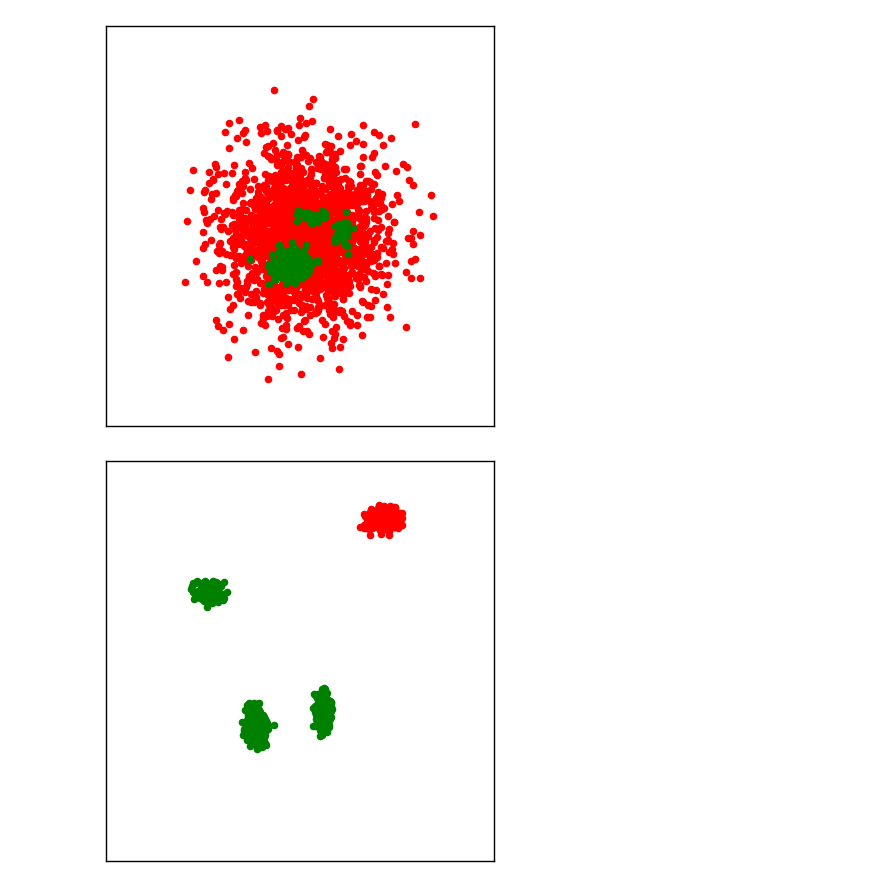
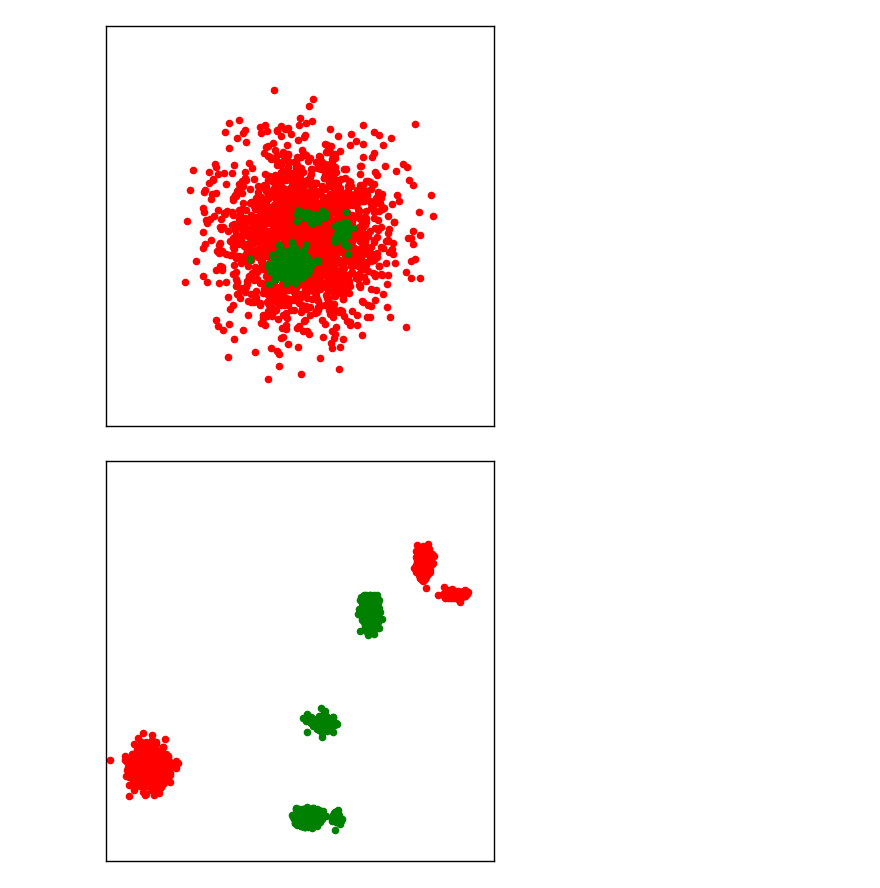
Before and after one commit to dbhaskar92/Coculture-ABM-Model, a Jupyter notebook: Generate Synthetic Data.ipynb, the cells around one changed output. Cells and saved outputs as stored; diff of their text form; code cells hidden in the pictures.

Commit message:
Added checkerboard pattern and isolated cells

```diff
--- a/Generate Synthetic Data.ipynb
+++ b/Generate Synthetic Data.ipynb
@@ -174,7 +323,7 @@ plot_syn_data(cellpos, celltypes);
 # %% [output]
 [figure]
 # %%
-(cell_pos, cell_types) = generate_complete_sorting(500, 1000, 1, 3, 123)
+(cell_pos, cell_types) = generate_complete_sorting(1000, 2500, 3, 4, 42)
 plot_syn_data(cell_pos, cell_types);
 # %% [output]
-[figure, old version]
+[figure, new version]
```
Also changed, not shown: parts of 4 cells of this notebook.
